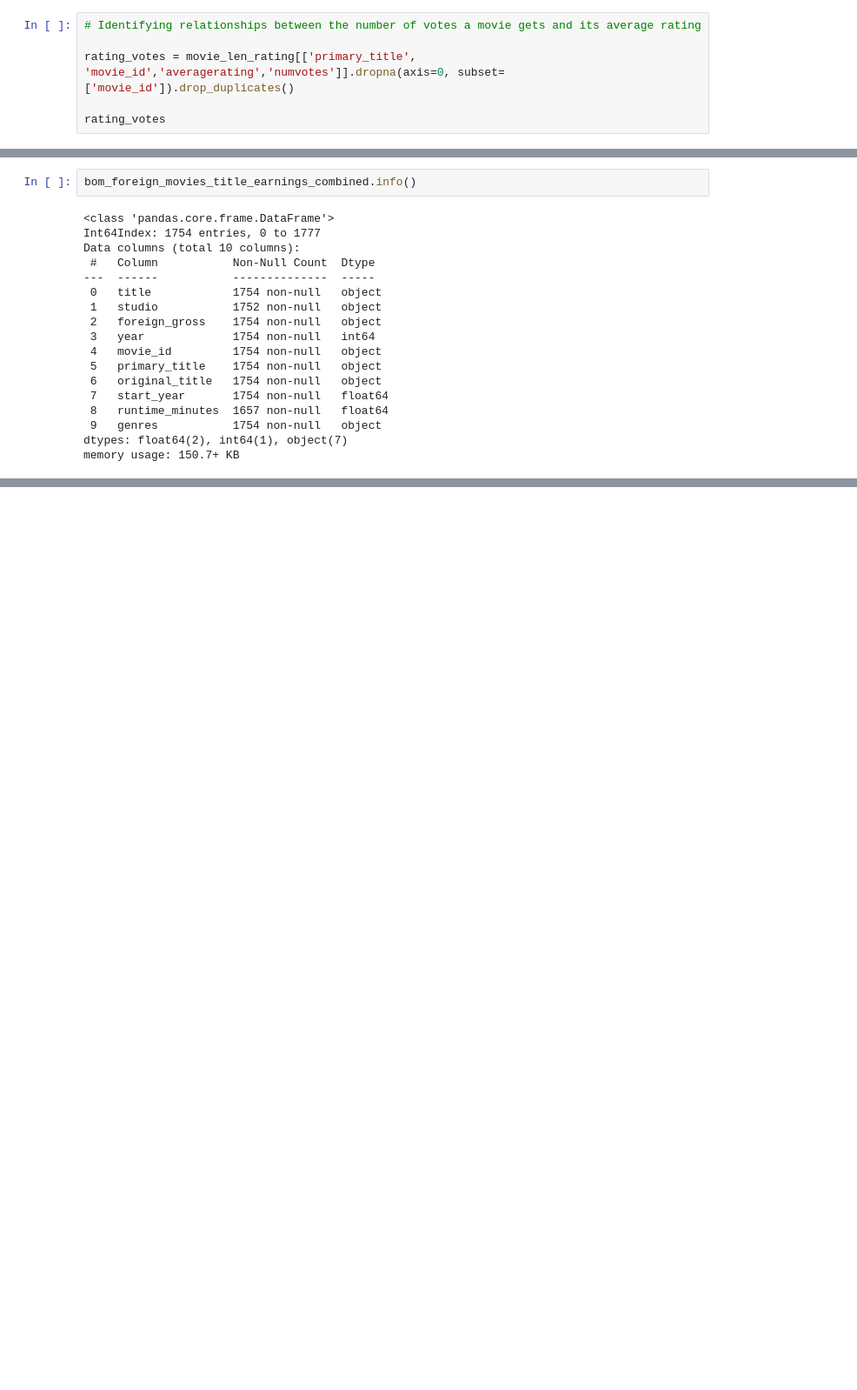
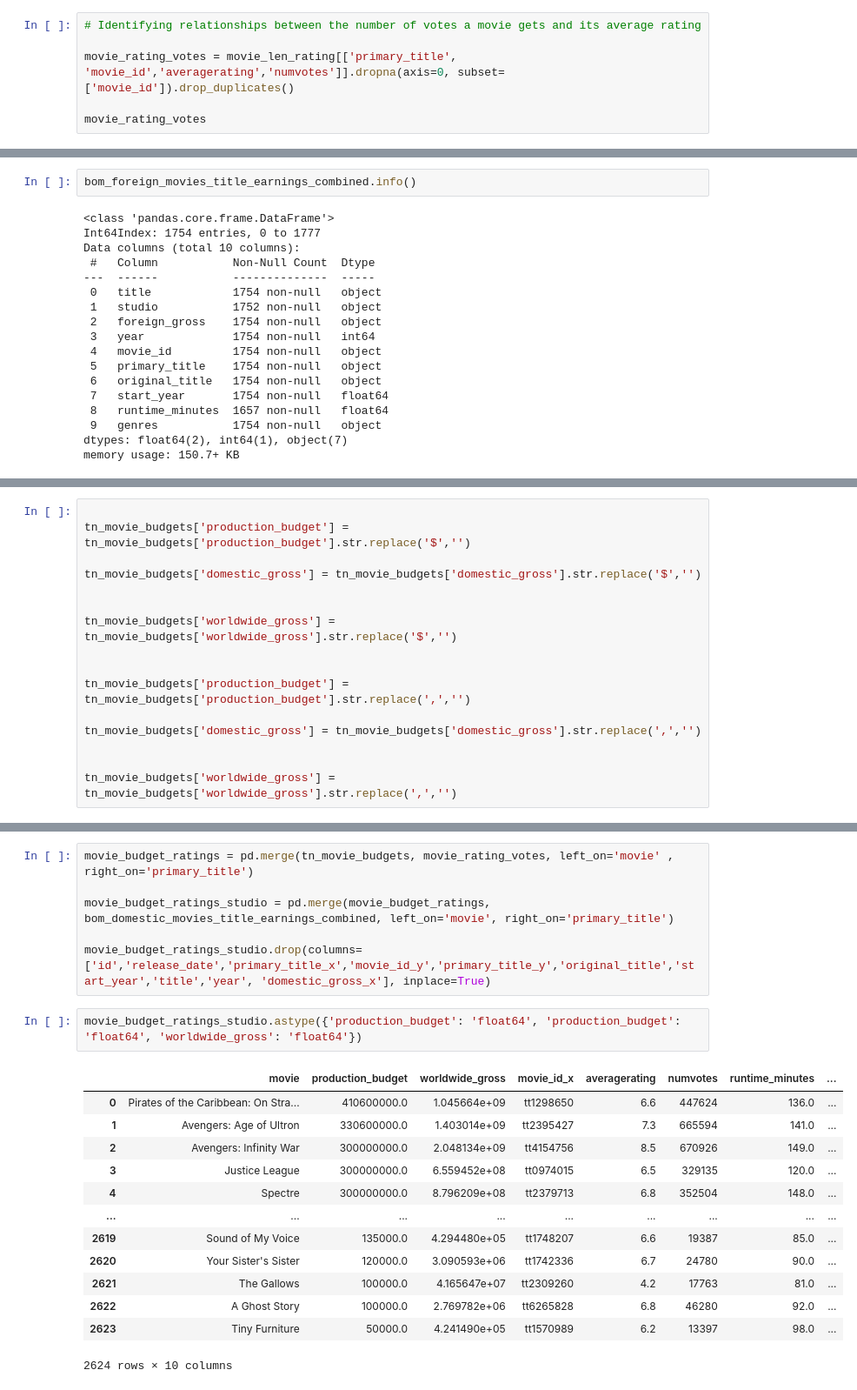
Before and after one commit to Kichimbi/phase_1_project, a Jupyter notebook: Microsoft-Movie-Project.ipynb, the cells around one changed output, grey strips where cells are left out. Shown at 87% size. Cells and saved outputs as stored; diff of their text form; blank space fills up the shorter version.

```diff
--- a/Microsoft-Movie-Project.ipynb
+++ b/Microsoft-Movie-Project.ipynb
@@ -566,9 +545,9 @@ movie_basics_and_directors_with_ratings
 # %%
 # Identifying relationships between the number of votes a movie gets and its average rating
 
-rating_votes = movie_len_rating[['primary_title', 'movie_id','averagerating','numvotes']].dropna(axis=0, subset=['movie_id']).drop_duplicates()
+movie_rating_votes = movie_len_rating[['primary_title', 'movie_id','averagerating','numvotes']].dropna(axis=0, subset=['movie_id']).drop_duplicates()
 
-rating_votes
+movie_rating_votes
 # %% [output]
 |  | primary_title | movie_id | averagerating | numvotes |
 | 0 | Sunghursh | tt0063540 | 7.0 | 77 |
@@ -864,0 +932,16 @@ tn_movies_budget
+# %%
+
+tn_movie_budgets['production_budget'] = tn_movie_budgets['production_budget'].str.replace('$','')
+
+tn_movie_budgets['domestic_gross'] = tn_movie_budgets['domestic_gross'].str.replace('$','')
+
+
+tn_movie_budgets['worldwide_gross'] = tn_movie_budgets['worldwide_gross'].str.replace('$','')
+
+
+tn_movie_budgets['production_budget'] = tn_movie_budgets['production_budget'].str.replace(',','')
+
+tn_movie_budgets['domestic_gross'] = tn_movie_budgets['domestic_gross'].str.replace(',','')
+
+
+tn_movie_budgets['worldwide_gross'] = tn_movie_budgets['worldwide_gross'].str.replace(',','')
@@ -864,0 +1000,22 @@ tn_movies_budget
+# %%
+movie_budget_ratings = pd.merge(tn_movie_budgets, movie_rating_votes, left_on='movie' , right_on='primary_title')
+
+movie_budget_ratings_studio = pd.merge(movie_budget_ratings, bom_domestic_movies_title_earnings_combined, left_on='movie', right_on='primary_title')
+
+movie_budget_ratings_studio.drop(columns=['id','release_date','primary_title_x','movie_id_y','primary_title_y','original_title','start_year','title','year', 'domestic_gross_x'], inplace=True)
+# %%
+movie_budget_ratings_studio.astype({'production_budget': 'float64', 'production_budget': 'float64', 'worldwide_gross': 'float64'})
+# %% [output]
+|  | movie | production_budget | worldwide_gross | movie_id_x | averagerating | numvotes | runtime_minutes | ... |
+| 0 | Pirates of the Caribbean: On Stra... | 410600000.0 | 1.045664e+09 | tt1298650 | 6.6 | 447624 | 136.0 | ... |
+| 1 | Avengers: Age of Ultron | 330600000.0 | 1.403014e+09 | tt2395427 | 7.3 | 665594 | 141.0 | ... |
+| 2 | Avengers: Infinity War | 300000000.0 | 2.048134e+09 | tt4154756 | 8.5 | 670926 | 149.0 | ... |
+| 3 | Justice League | 300000000.0 | 6.559452e+08 | tt0974015 | 6.5 | 329135 | 120.0 | ... |
+| 4 | Spectre | 300000000.0 | 8.796209e+08 | tt2379713 | 6.8 | 352504 | 148.0 | ... |
+| ... | ... | ... | ... | ... | ... | ... | ... | ... |
+| 2619 | Sound of My Voice | 135000.0 | 4.294480e+05 | tt1748207 | 6.6 | 19387 | 85.0 | ... |
+| 2620 | Your Sister's Sister | 120000.0 | 3.090593e+06 | tt1742336 | 6.7 | 24780 | 90.0 | ... |
+| 2621 | The Gallows | 100000.0 | 4.165647e+07 | tt2309260 | 4.2 | 17763 | 81.0 | ... |
+| 2622 | A Ghost Story | 100000.0 | 2.769782e+06 | tt6265828 | 6.8 | 46280 | 92.0 | ... |
+| 2623 | Tiny Furniture | 50000.0 | 4.241490e+05 | tt1570989 | 6.2 | 13397 | 98.0 | ... |
+2624 rows × 10 columns
```
Also changed, not shown: parts of 21 cells of this notebook, 2 other files.
